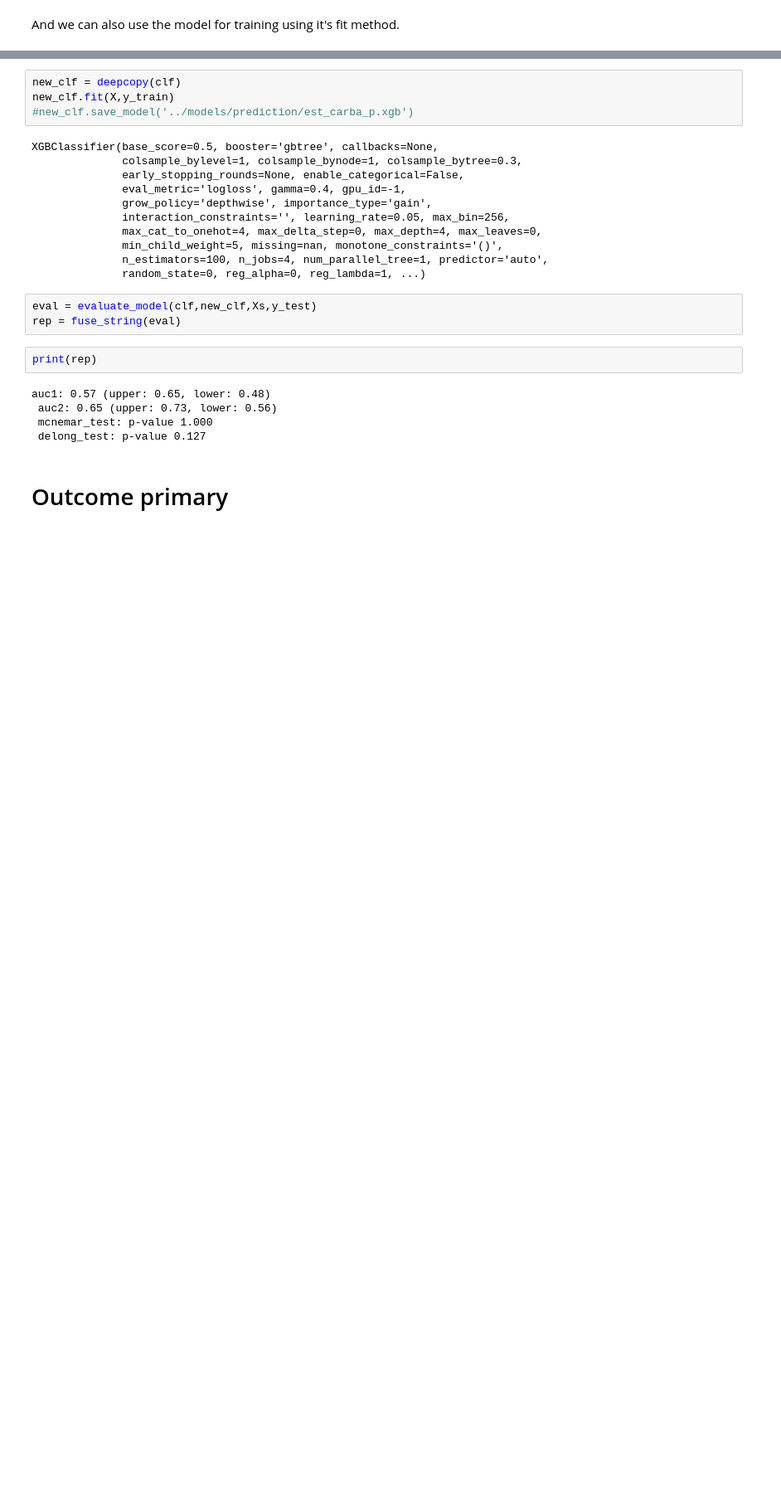
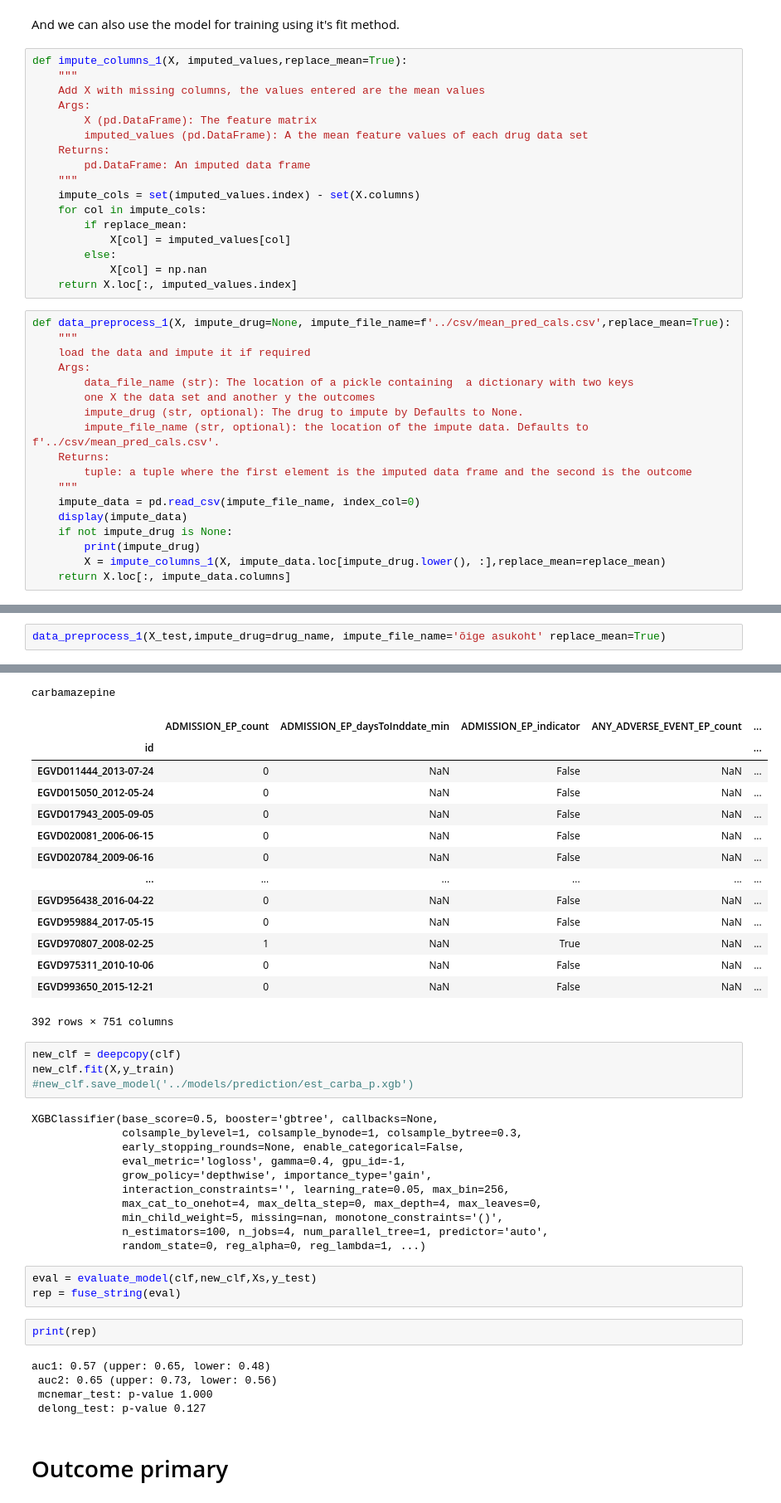
Before and after one commit to yoavkt/UnstableEpilepsy, a Jupyter notebook: notebook/Epilepsy_outcome_prediction_AK_carba.ipynb, the cells around one changed output, grey strips where cells are left out. Shown at 83% size. Cells and saved outputs as stored; diff of their text form; blank space fills up the shorter version.

Commit message:
understanding mean imputer
carba

```diff
--- a/notebook/Epilepsy_outcome_prediction_AK_carba.ipynb
+++ b/notebook/Epilepsy_outcome_prediction_AK_carba.ipynb
@@ -29,2 +57,37 @@ Xs = data_preprocess(X_test,impute_drug=drug_name,replace_mean=True)
 # %% [markdown]
 And we can also use the model for training using it's fit method.
+# %%
+def impute_columns_1(X, imputed_values,replace_mean=True):
+    """
+    Add X with missing columns, the values entered are the mean values
+    Args:
+        X (pd.DataFrame): The feature matrix
+        imputed_values (pd.DataFrame): A the mean feature values of each drug data set
+    Returns:
+        pd.DataFrame: An imputed data frame
+    """
+    impute_cols = set(imputed_values.index) - set(X.columns)
+    for col in impute_cols:
+        if replace_mean:
+            X[col] = imputed_values[col]
+        else:
+            X[col] = np.nan
+    return X.loc[:, imputed_values.index]
+# %%
+def data_preprocess_1(X, impute_drug=None, impute_file_name=f'../csv/mean_pred_cals.csv',replace_mean=True):
+    """
+    load the data and impute it if required
+    Args:
+        data_file_name (str): The location of a pickle containing  a dictionary with two keys
+        one X the data set and another y the outcomes
+        impute_drug (str, optional): The drug to impute by Defaults to None.
+        impute_file_name (str, optional): the location of the impute data. Defaults to f'../csv/mean_pred_cals.csv'.
+    Returns:
+        tuple: a tuple where the first element is the imputed data frame and the second is the outcome
+    """
+    impute_data = pd.read_csv(impute_file_name, index_col=0)
+    display(impute_data)
+    if not impute_drug is None:
+        print(impute_drug)
+        X = impute_columns_1(X, impute_data.loc[impute_drug.lower(), :],replace_mean=replace_mean)
+    return X.loc[:, impute_data.columns]
@@ -30,0 +111,3 @@ And we can also use the model for training using it's fit method.
+# %%
+data_preprocess_1(X_test,impute_drug=drug_name, impute_file_name='õige asukoht' replace_mean=True)
+# %% [output]
@@ -31,3 +124,18 @@ And we can also use the model for training using it's fit method.
+carbamazepine
+|  | ADMISSION_EP_count | ADMISSION_EP_daysToInddate_min | ADMISSION_EP_indicator | ANY_ADVERSE_EVENT_EP_count | ... |
+| id |  |  |  |  | ... |
+| EGVD011444_2013-07-24 | 0 | NaN | False | NaN | ... |
+| EGVD015050_2012-05-24 | 0 | NaN | False | NaN | ... |
+| EGVD017943_2005-09-05 | 0 | NaN | False | NaN | ... |
+| EGVD020081_2006-06-15 | 0 | NaN | False | NaN | ... |
+| EGVD020784_2009-06-16 | 0 | NaN | False | NaN | ... |
+| ... | ... | ... | ... | ... | ... |
+| EGVD956438_2016-04-22 | 0 | NaN | False | NaN | ... |
+| EGVD959884_2017-05-15 | 0 | NaN | False | NaN | ... |
+| EGVD970807_2008-02-25 | 1 | NaN | True | NaN | ... |
+| EGVD975311_2010-10-06 | 0 | NaN | False | NaN | ... |
+| EGVD993650_2015-12-21 | 0 | NaN | False | NaN | ... |
+392 rows × 751 columns
 # %%
 new_clf = deepcopy(clf)
 new_clf.fit(X,y_train)
```
Also changed, not shown: parts of 9 cells of this notebook, 1 other file.
